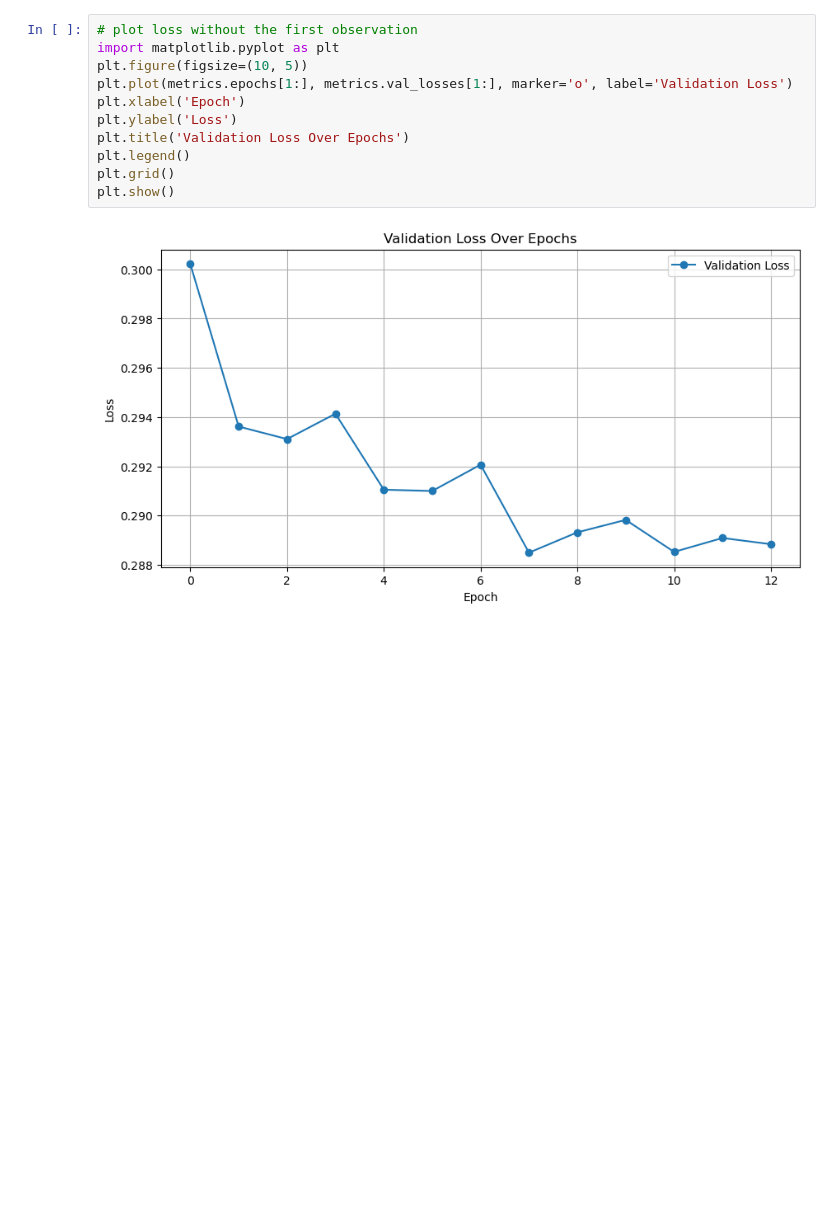
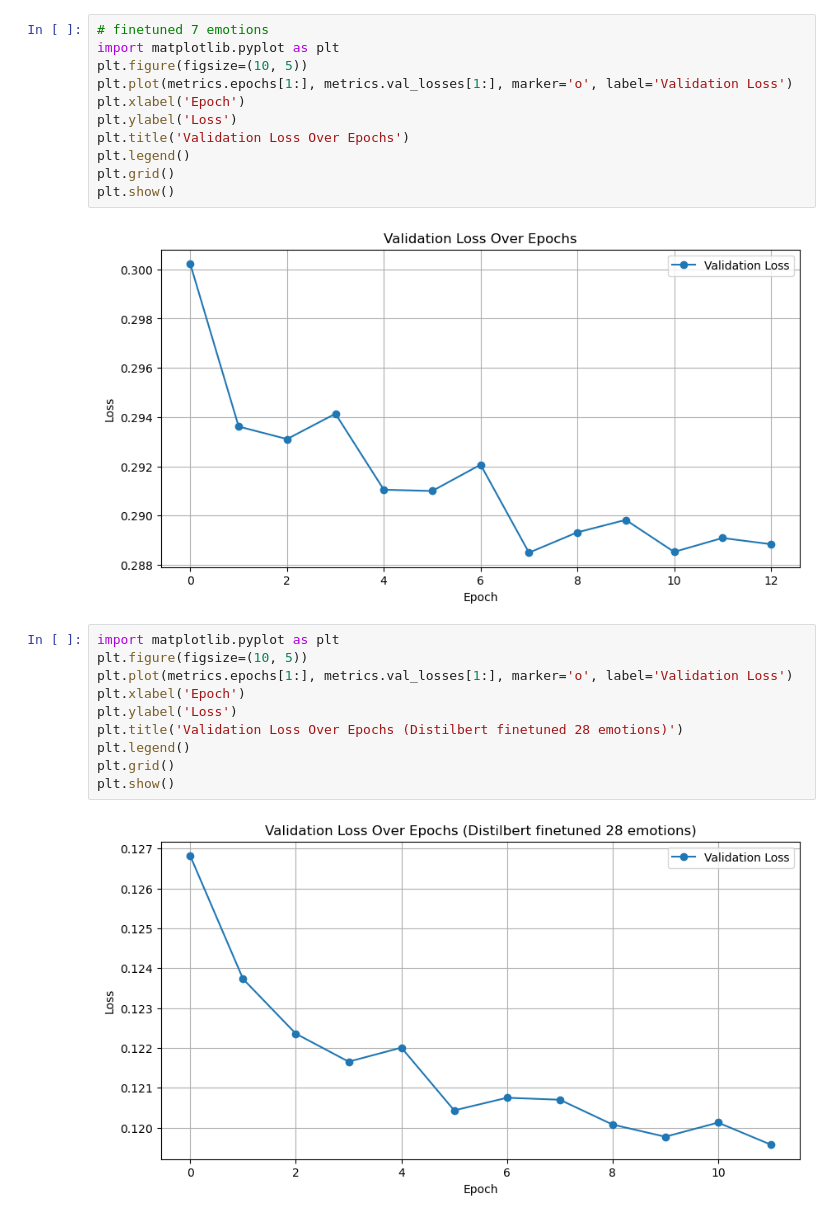
Before and after one commit to yanazlatanova/emotion-recognition, a Jupyter notebook: notebooks/05_rapid_modeling.ipynb, the cells around one changed output. Saved outputs shown, nothing was run; the diff lists cells and outputs as text; blank space fills up the shorter version.

```diff
--- a/notebooks/05_rapid_modeling.ipynb
+++ b/notebooks/05_rapid_modeling.ipynb
@@ -83,5 +173,5 @@ c:\Users\Plancha\emotion-recognition\.pixi\envs\gpu\Lib\site-packages\lightning\
 # %%
-# plot loss without the first observation
+# finetuned 7 emotions
 import matplotlib.pyplot as plt
 plt.figure(figsize=(10, 5))
 plt.plot(metrics.epochs[1:], metrics.val_losses[1:], marker='o', label='Validation Loss')
@@ -93,3 +183,15 @@ plt.grid()
 plt.show()
 # %% [output]
 [figure]
+# %%
+import matplotlib.pyplot as plt
+plt.figure(figsize=(10, 5))
+plt.plot(metrics.epochs[1:], metrics.val_losses[1:], marker='o', label='Validation Loss')
+plt.xlabel('Epoch')
+plt.ylabel('Loss')
+plt.title('Validation Loss Over Epochs (Distilbert finetuned 28 emotions)')
+plt.legend()
+plt.grid()
+plt.show()
+# %% [output]
+[figure, added]
```
Also changed, not shown: parts of 5 cells of this notebook.
